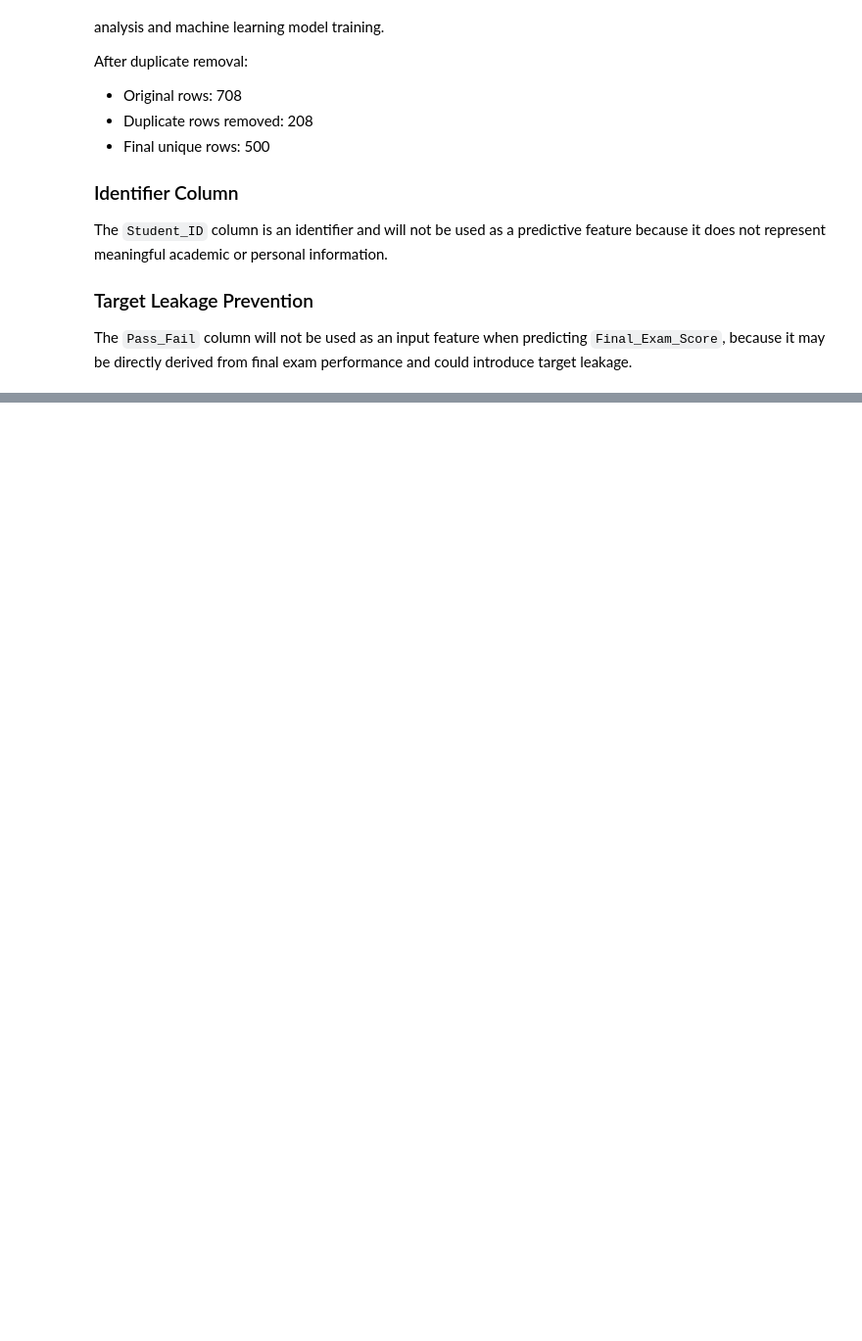
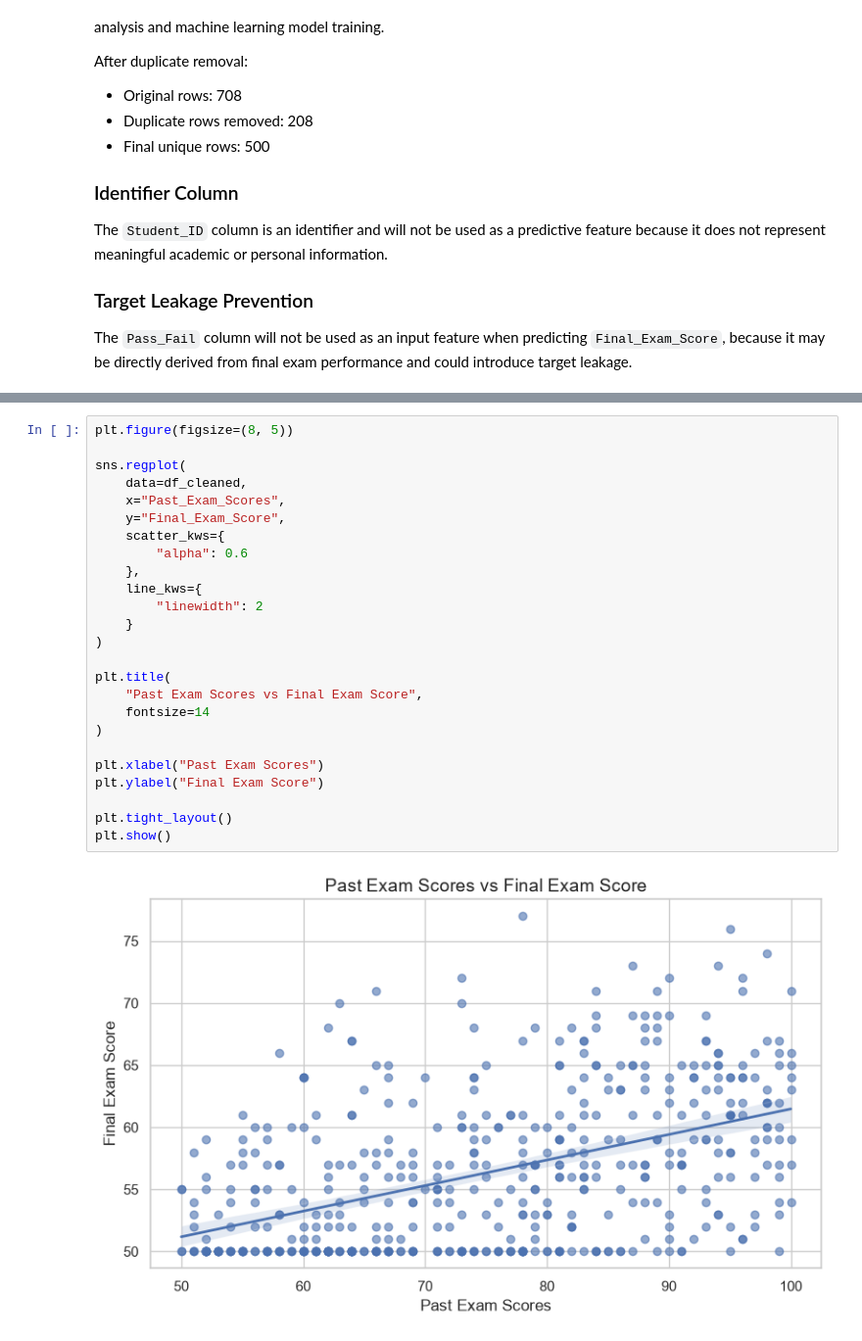
Before and after one commit to ryeshika07/student-performance-prediction, a Jupyter notebook: notebooks/student_performance_prediction.ipynb, the cells around one changed output, grey strips where cells are left out. Shown at 98% size. Drawn from its saved outputs; the diff is of its cells as text; blank space fills up the shorter version.

```diff
--- a/notebooks/student_performance_prediction.ipynb
+++ b/notebooks/student_performance_prediction.ipynb
@@ -282,0 +456,27 @@ The `Pass_Fail` column will not be used as an input feature when predicting `Fin
+# %%
+plt.figure(figsize=(8, 5))
+
+sns.regplot(
+    data=df_cleaned,
+    x="Past_Exam_Scores",
+    y="Final_Exam_Score",
+    scatter_kws={
+        "alpha": 0.6
+    },
+    line_kws={
+        "linewidth": 2
+    }
+)
+
+plt.title(
+    "Past Exam Scores vs Final Exam Score",
+    fontsize=14
+)
+
+plt.xlabel("Past Exam Scores")
+plt.ylabel("Final Exam Score")
+
+plt.tight_layout()
+plt.show()
+# %% [output]
+[figure, added]
```
Also changed, not shown: parts of 34 cells of this notebook.
